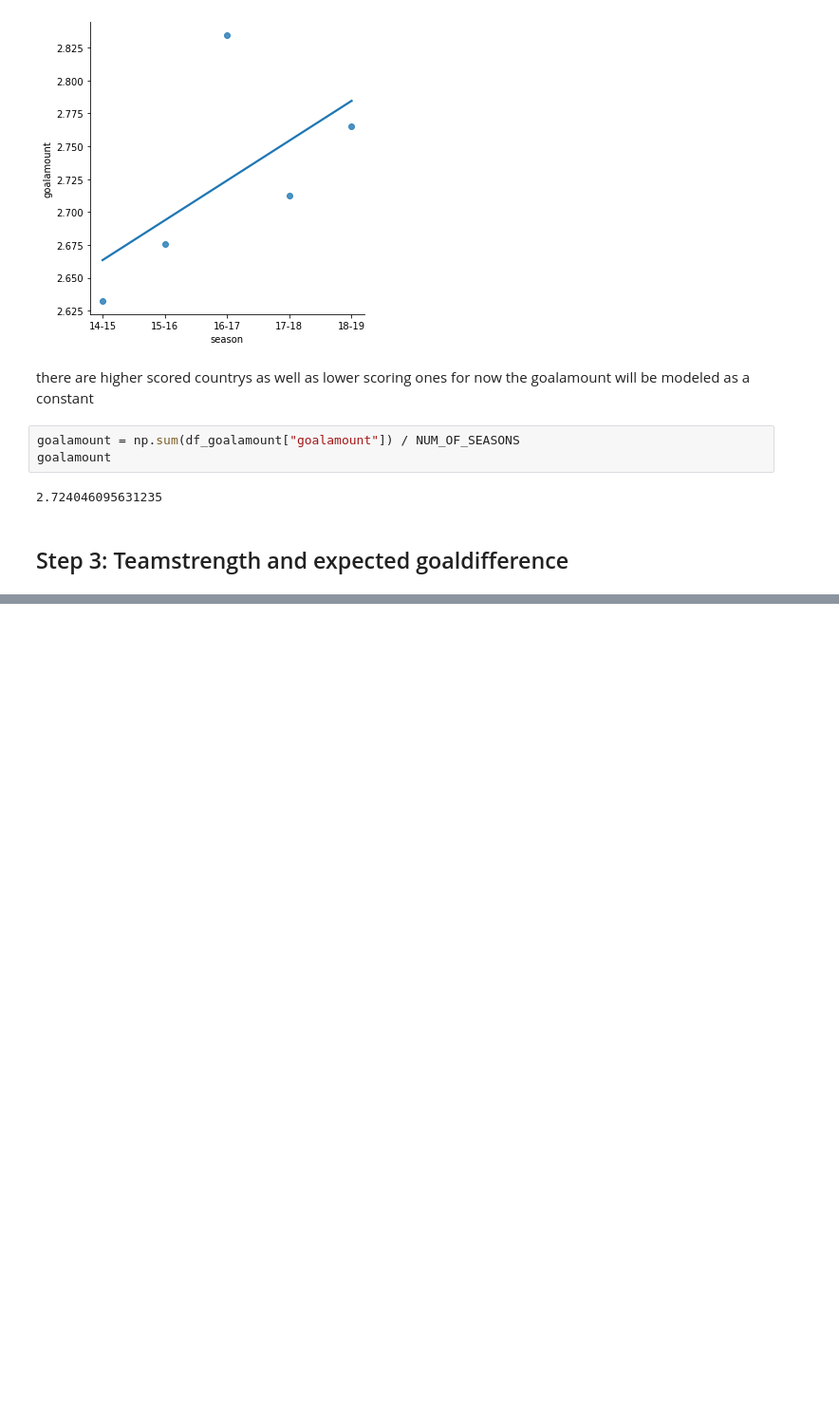
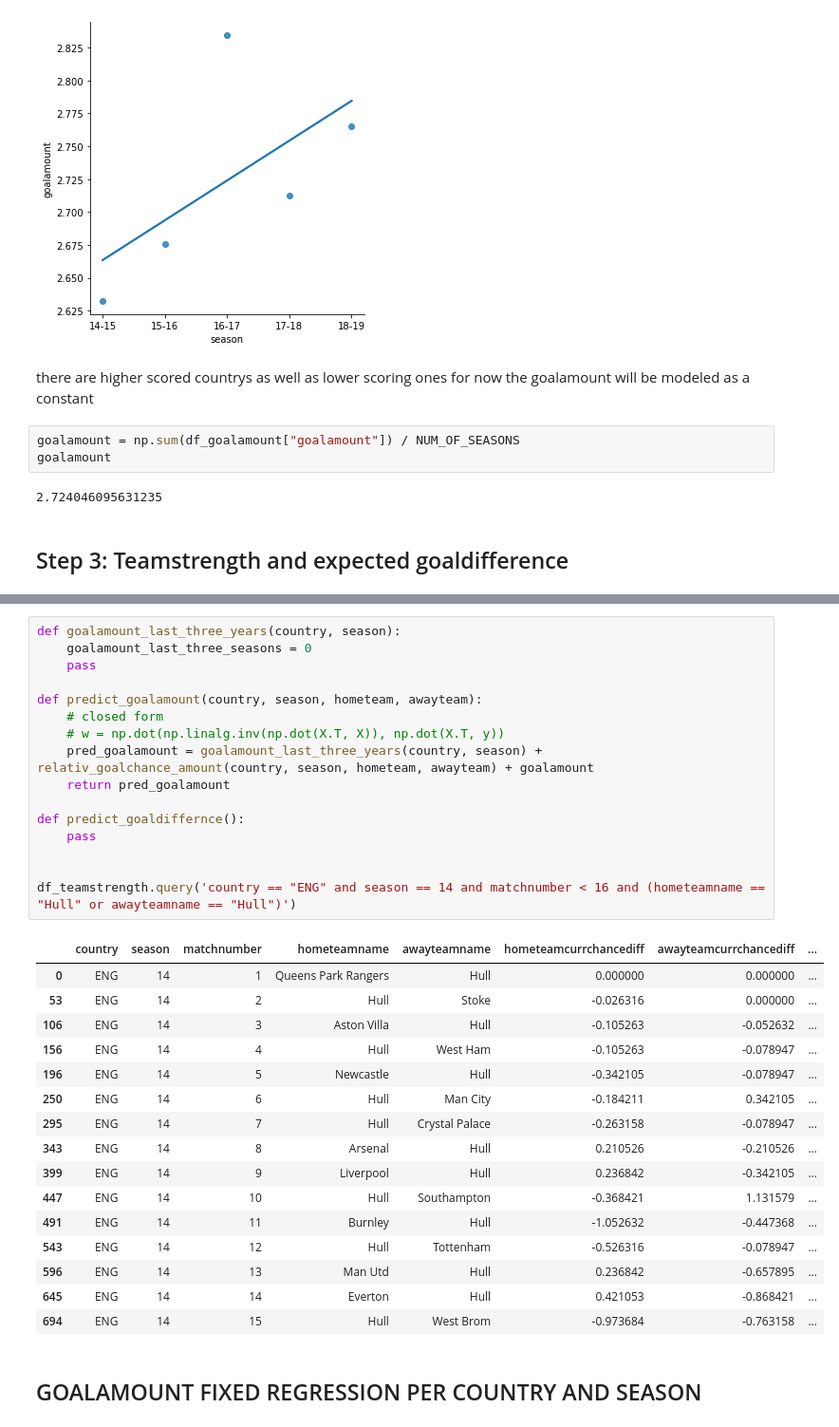
Before and after one commit to LUKEx76/football_prediction, a Jupyter notebook: heuer_model/heuer.ipynb, the cells around one changed output, grey strips where cells are left out. Shown at 95% size. Drawn from its saved outputs; the diff is of its cells as text; blank space fills up the shorter version.

```diff
--- a/heuer_model/heuer.ipynb
+++ b/heuer_model/heuer.ipynb
@@ -84 +84,36 @@ df_teamstrength
 9130 rows × 15 columns
+# %%
+def goalamount_last_three_years(country, season):
+    goalamount_last_three_seasons = 0
+    pass
+
+def predict_goalamount(country, season, hometeam, awayteam):
+    # closed form
+    # w = np.dot(np.linalg.inv(np.dot(X.T, X)), np.dot(X.T, y))
+    pred_goalamount = goalamount_last_three_years(country, season) + relativ_goalchance_amount(country, season, hometeam, awayteam) + goalamount
+    return pred_goalamount
+
+def predict_goaldiffernce():
+    pass
+
+
+df_teamstrength.query('country == "ENG" and season == 14 and matchnumber < 16 and (hometeamname == "Hull" or awayteamname == "Hull")')
+# %% [output]
+|  | country | season | matchnumber | hometeamname | awayteamname | hometeamcurrchancediff | awayteamcurrchancediff | ... |
+| 0 | ENG | 14 | 1 | Queens Park Rangers | Hull | 0.000000 | 0.000000 | ... |
+| 53 | ENG | 14 | 2 | Hull | Stoke | -0.026316 | 0.000000 | ... |
+| 106 | ENG | 14 | 3 | Aston Villa | Hull | -0.105263 | -0.052632 | ... |
+| 156 | ENG | 14 | 4 | Hull | West Ham | -0.105263 | -0.078947 | ... |
+| 196 | ENG | 14 | 5 | Newcastle | Hull | -0.342105 | -0.078947 | ... |
+| 250 | ENG | 14 | 6 | Hull | Man City | -0.184211 | 0.342105 | ... |
+| 295 | ENG | 14 | 7 | Hull | Crystal Palace | -0.263158 | -0.078947 | ... |
+| 343 | ENG | 14 | 8 | Arsenal | Hull | 0.210526 | -0.210526 | ... |
+| 399 | ENG | 14 | 9 | Liverpool | Hull | 0.236842 | -0.342105 | ... |
+| 447 | ENG | 14 | 10 | Hull | Southampton | -0.368421 | 1.131579 | ... |
+| 491 | ENG | 14 | 11 | Burnley | Hull | -1.052632 | -0.447368 | ... |
+| 543 | ENG | 14 | 12 | Hull | Tottenham | -0.526316 | -0.078947 | ... |
+| 596 | ENG | 14 | 13 | Man Utd | Hull | 0.236842 | -0.657895 | ... |
+| 645 | ENG | 14 | 14 | Everton | Hull | 0.421053 | -0.868421 | ... |
+| 694 | ENG | 14 | 15 | Hull | West Brom | -0.973684 | -0.763158 | ... |
+# %% [markdown]
+## GOALAMOUNT FIXED REGRESSION PER COUNTRY AND SEASON
```
Also changed, not shown: parts of 2 cells of this notebook, 1 other file.
